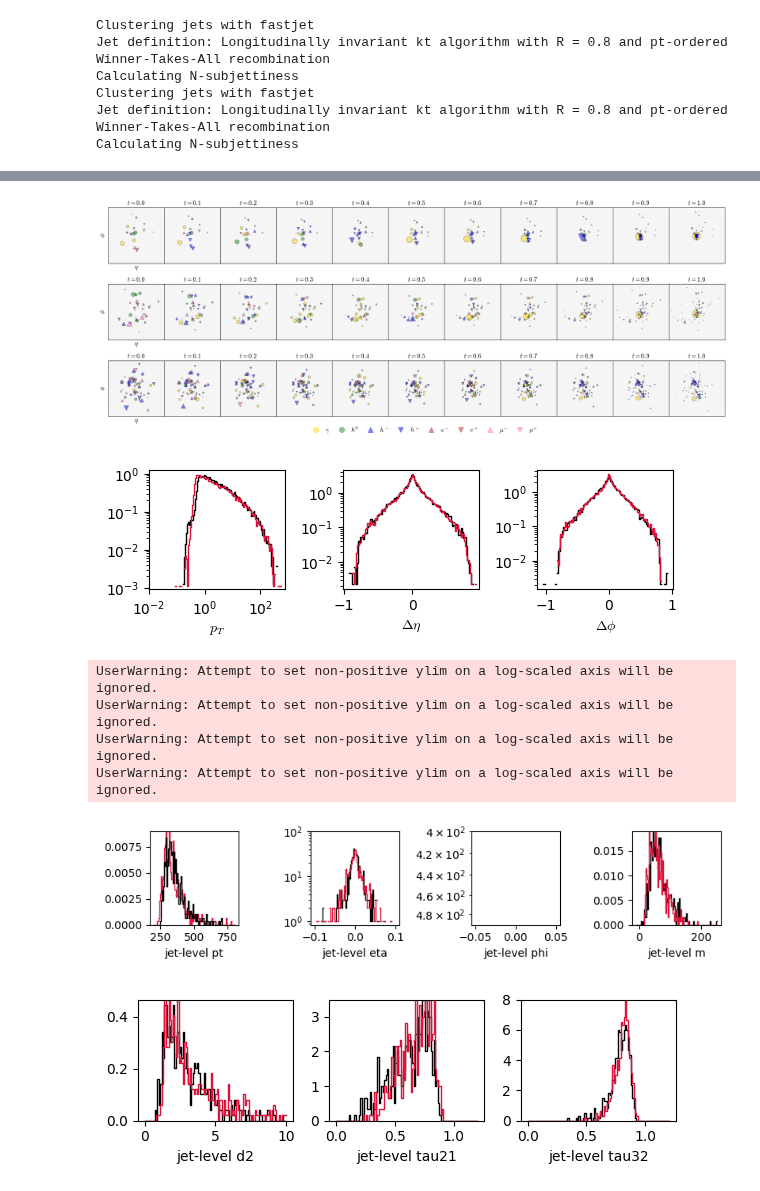
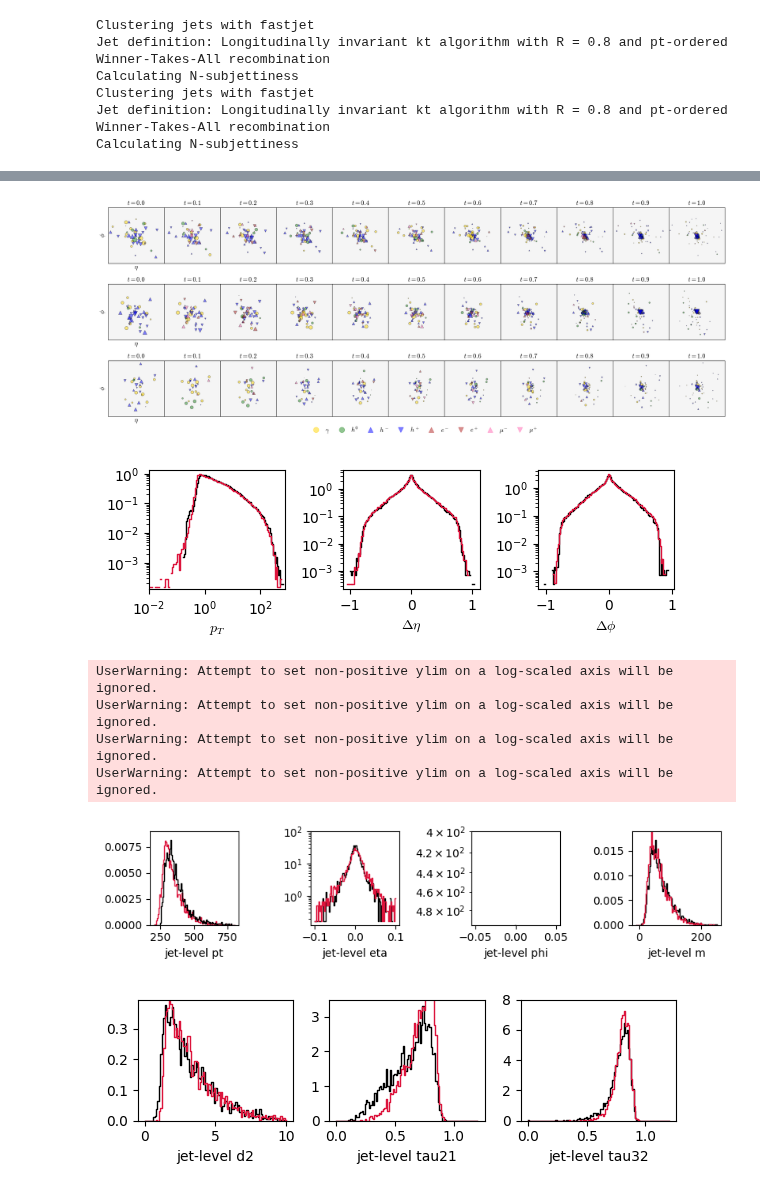
Before and after one commit to dfaroughy/Multimodal-Bridges, a Jupyter notebook: notebooks/data_aoj.ipynb, the cells around one changed output, grey strips where cells are left out. Saved outputs shown, nothing was run; the diff lists cells and outputs as text; code cells hidden in the pictures.

```diff
--- a/notebooks/data_aoj.ipynb
+++ b/notebooks/data_aoj.ipynb
@@ -449,7 +414,7 @@ from tensorclass import TensorMultiModal
 from datamodules.utils import JetFeatures, ParticleClouds
 from datamodules.aoj import AspenOpenJets
 
-dir_path = "/home/df630/Multimodal-Bridges/experiments/results/comet/multimodal-jets/ab778198d59445f0a813d8b3711dd35c"
+dir_path = "/home/df630/Multimodal-Bridges/experiments/results/comet/multimodal-jets/b5ac592bdb1c4e88b4dbf58e68645a19"
 
 with open(dir_path + "/metadata.json", "r") as f:
     metadata = json.load(f)
@@ -490,5 +476,5 @@ Calculating N-subjettiness
 # %%
-idx1, idx2, idx3 = 6, 5, 4
+idx1, idx2, idx3 = 0, 1, 2
 
 fig, ax = plt.subplots(3, 11, figsize=(25, 8.5))
 plt.subplots_adjust(wspace=0.0, hspace=.375)  # Reduced spacing
@@ -561,6 +547,7 @@ ParticleClouds(paths[-1]).display_cloud(
 )
 
 for k, j in enumerate([idx1, idx2, idx3]):
+    print(k,j)
     for i in [1, 2, 3, 4, 5, 6, 7, 8, 9]:
         jets = ParticleClouds(paths[i * 10])
         if j == idx3 and i == 3:
@@ -587,6 +574,5 @@ for k, j in enumerate([idx1, idx2, idx3]):
             )
 plt.tight_layout()
 plt.savefig("particle_paths.png", bbox_inches='tight', dpi=500)
-
 plt.show()
 # %% [output]
@@ -595,4 +583,4 @@ UserWarning: Tight layout not applied. tight_layout cannot make Axes width small
-[figure, old version]
+[figure, new version]
 # %%
 _, ax = plt.subplots(1, 3, figsize=(6, 2))
 test_jets.constituents.histplot(
@@ -834,13 +822,13 @@ gen_jets.histplot(
 plt.tight_layout()
 plt.show()
 # %% [output]
-[figure, old version]
+[figure, new version]
 UserWarning: Attempt to set non-positive ylim on a log-scaled axis will be ignored.
 UserWarning: Attempt to set non-positive ylim on a log-scaled axis will be ignored.
 UserWarning: Attempt to set non-positive ylim on a log-scaled axis will be ignored.
 UserWarning: Attempt to set non-positive ylim on a log-scaled axis will be ignored.
-[figure, old version]
+[figure, new version]
-[figure, old version]
+[figure, new version]
 # %%
 def plot_charges(gen, test, src):
     _, ax = plt.subplots(1, 4, figsize=(8, 2))
```
Also changed, not shown: parts of 12 cells of this notebook, 39 other files.
